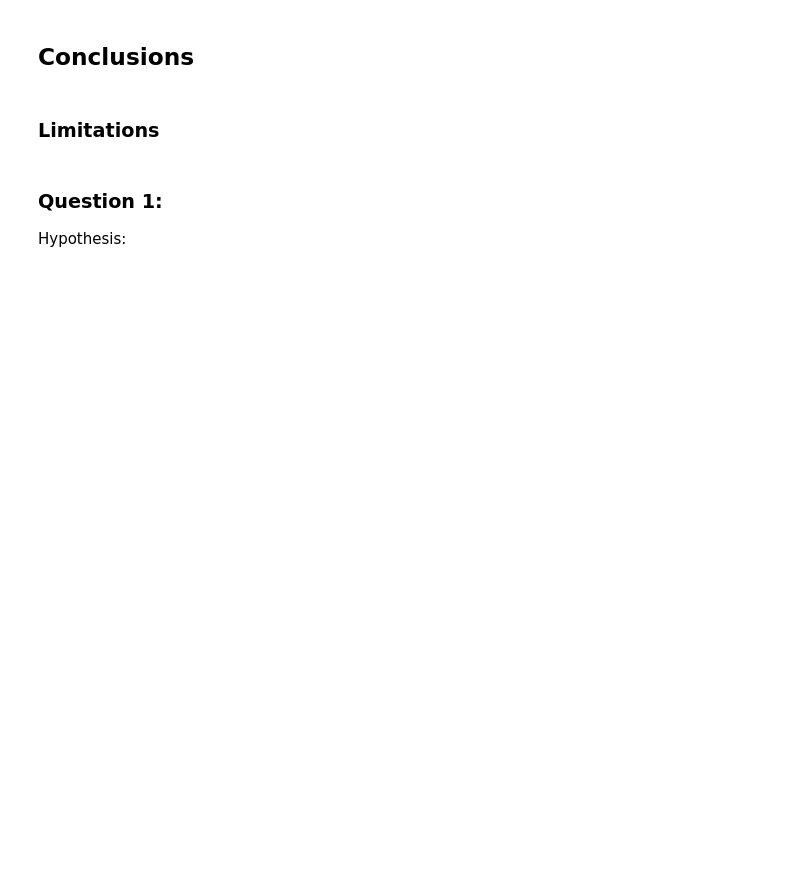
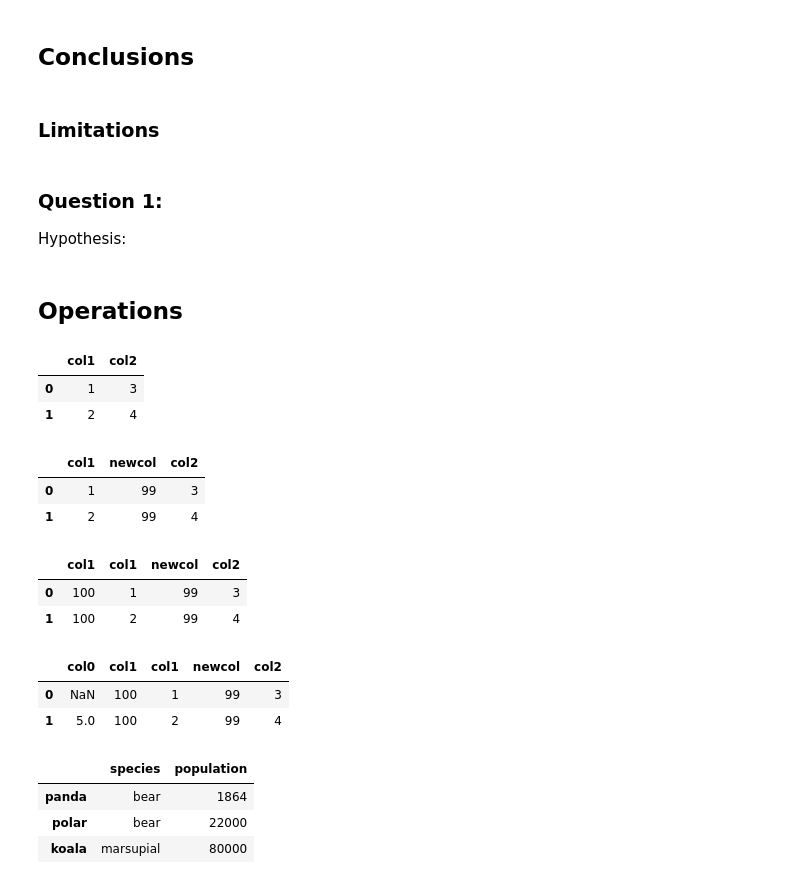
Before and after one commit to anneruhnke/no_show_analysis_update, a Jupyter notebook: no_show_analysis_update.ipynb, the cells around one changed output. Drawn from its saved outputs; the diff is of its cells as text; code cells hidden in the pictures; blank space fills up the shorter version.

Commit message:
Update operations

```diff
--- a/no_show_analysis_update.ipynb
+++ b/no_show_analysis_update.ipynb
@@ -334,3 +457,7 @@ neighbourhood
 ### Question 1:
 
 Hypothesis:
+# %% [markdown]
+<a id='operations'></a>
+
+## Operations
@@ -336,0 +470,41 @@ Hypothesis:
+# %%
+# insert columns in dataframe
+
+dfe = pd.DataFrame({'col1': [1, 2], 'col2': [3, 4]})
+dfe
+# %% [output]
+|  | col1 | col2 |
+| 0 | 1 | 3 |
+| 1 | 2 | 4 |
+# %%
+dfe.insert(1, "newcol", [99, 99])
+dfe
+# %% [output]
+|  | col1 | newcol | col2 |
+| 0 | 1 | 99 | 3 |
+| 1 | 2 | 99 | 4 |
+# %%
+dfe.insert(0, "col1", [100, 100], allow_duplicates=True)
+dfe
+# %% [output]
+|  | col1 | col1 | newcol | col2 |
+| 0 | 100 | 1 | 99 | 3 |
+| 1 | 100 | 2 | 99 | 4 |
+# %%
+dfe.insert(0, "col0", pd.Series([5, 6], index=[1, 2]))
+dfe
+# %% [output]
+|  | col0 | col1 | col1 | newcol | col2 |
+| 0 | NaN | 100 | 1 | 99 | 3 |
+| 1 | 5.0 | 100 | 2 | 99 | 4 |
+# %%
+# use items (label, content)
+dfi = pd.DataFrame({'species': ['bear', 'bear', 'marsupial'],
+                  'population': [1864, 22000, 80000]},
+                  index=['panda', 'polar', 'koala'])
+dfi
+# %% [output]
+|  | species | population |
+| panda | bear | 1864 |
+| polar | bear | 22000 |
+| koala | marsupial | 80000 |
```
Also changed, not shown: parts of 21 cells of this notebook.
